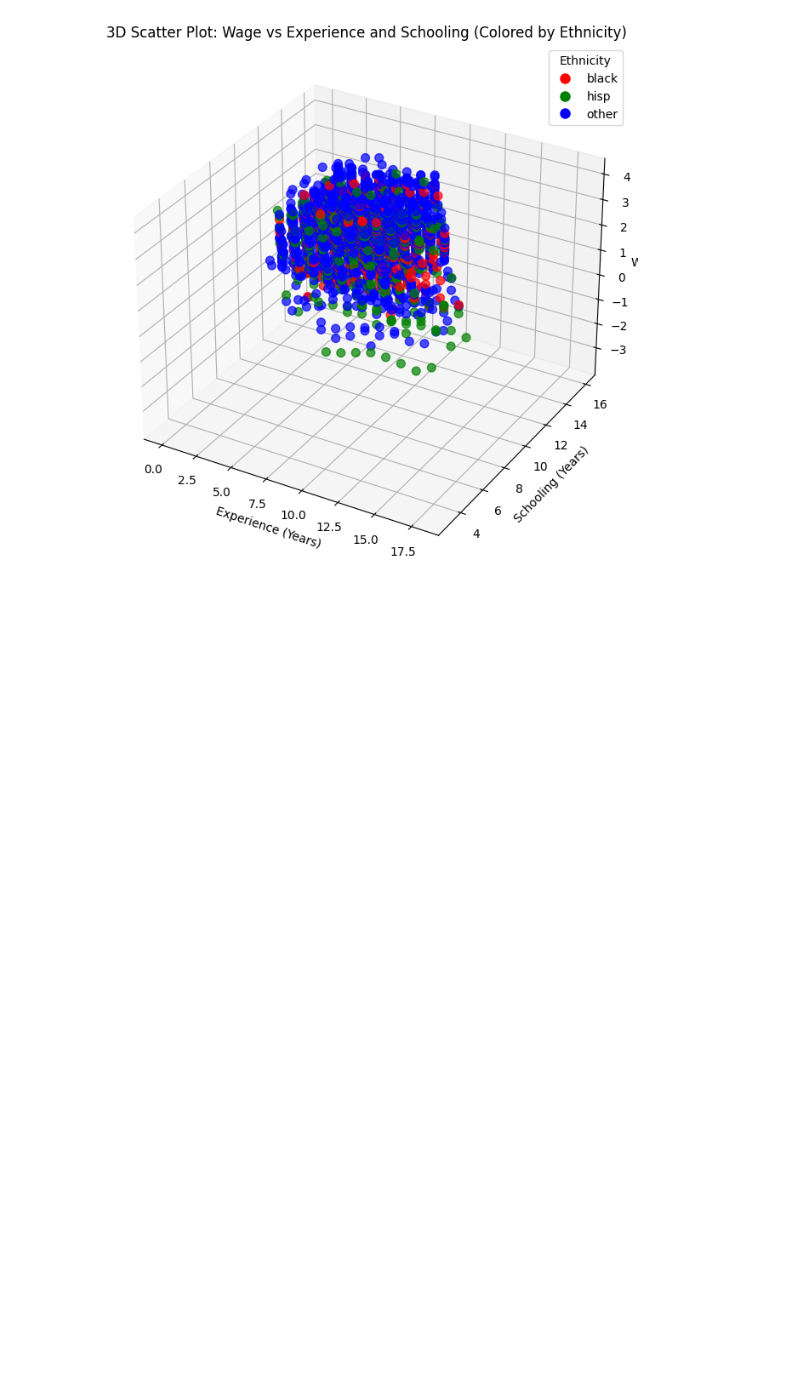
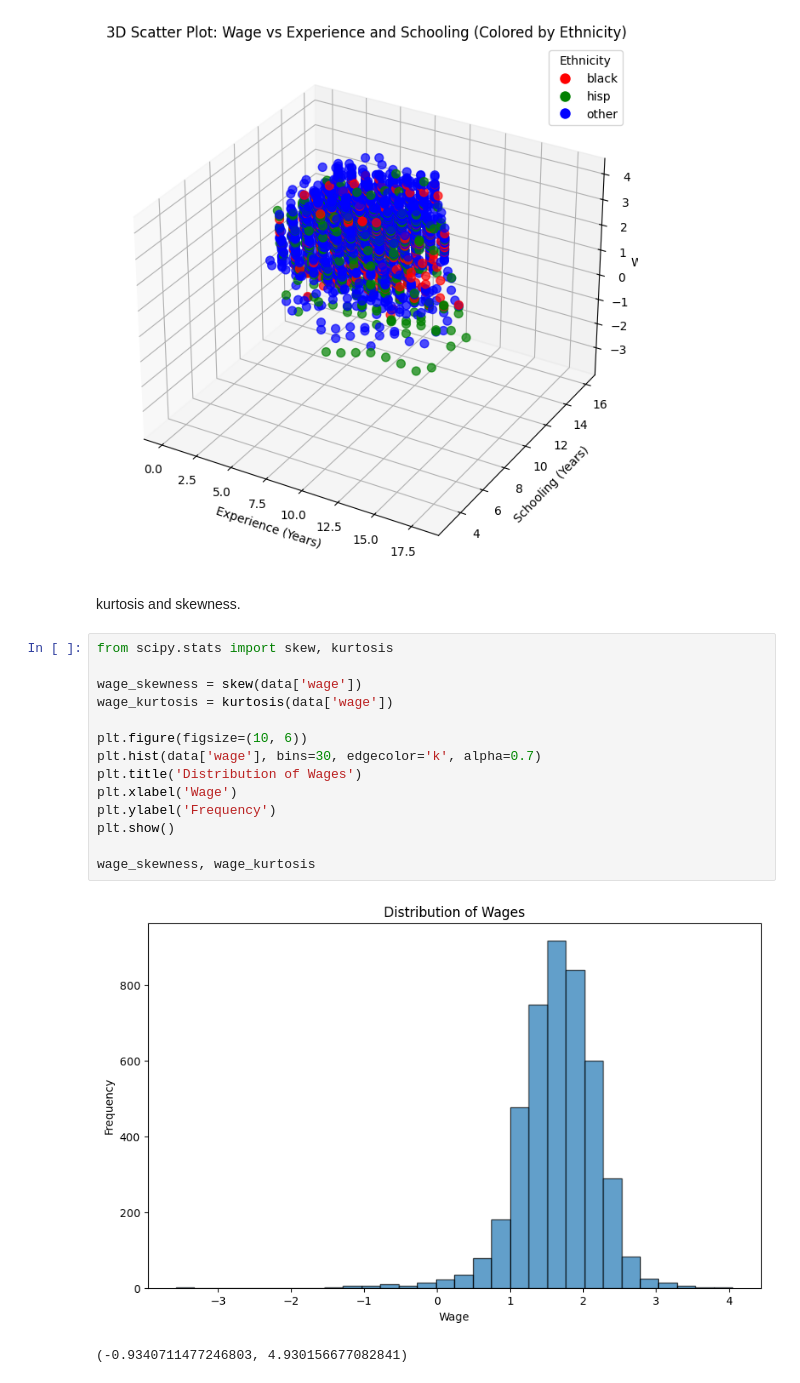
Before and after one commit to levyashvin/exploratory-data-analysis, a Jupyter notebook: males_dataset_analysis.ipynb, the cells around one changed output. Saved outputs shown, nothing was run; the diff lists cells and outputs as text; blank space fills up the shorter version.

```diff
--- a/males_dataset_analysis.ipynb
+++ b/males_dataset_analysis.ipynb
@@ -380,3 +380,22 @@ ax.legend(legend_labels, colors.keys(), title="Ethnicity")
 plt.show()
 # %% [output]
 [figure]
+# %% [markdown]
+kurtosis and skewness.
+# %%
+from scipy.stats import skew, kurtosis
+
+wage_skewness = skew(data['wage'])
+wage_kurtosis = kurtosis(data['wage'])
+
+plt.figure(figsize=(10, 6))
+plt.hist(data['wage'], bins=30, edgecolor='k', alpha=0.7)
+plt.title('Distribution of Wages')
+plt.xlabel('Wage')
+plt.ylabel('Frequency')
+plt.show()
+
+wage_skewness, wage_kurtosis
+# %% [output]
+[figure, added]
+(-0.9340711477246803, 4.930156677082841)
```
Also changed, not shown: parts of 17 cells of this notebook.
